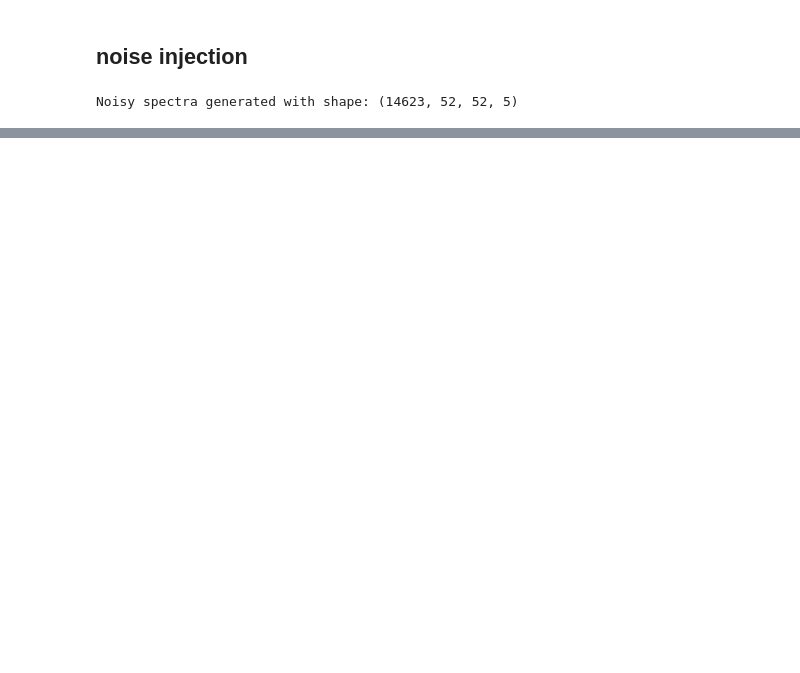
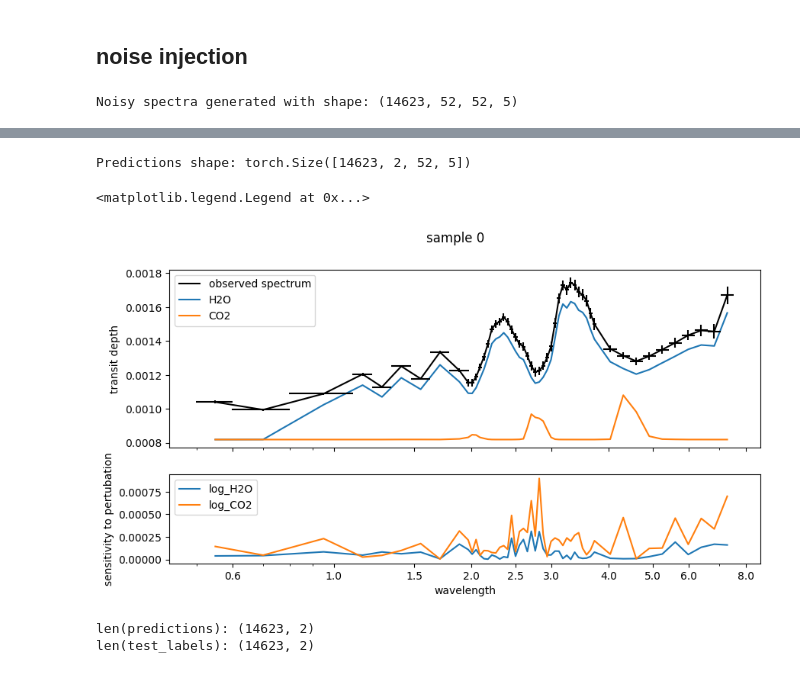
Before and after one commit to Jools-Clarke/SpeciesRetrieval, a Jupyter notebook: data_loader.ipynb, the cells around one changed output, grey strips where cells are left out. Cells and saved outputs as stored; diff of their text form; code cells hidden in the pictures; blank space fills up the shorter version.

```diff
--- a/data_loader.ipynb
+++ b/data_loader.ipynb
@@ -540,0 +522,70 @@ plt.show()
+# %%
+# Pass through the model
+with torch.no_grad():
+    predictions_flat = model(noisy_spectra_flat)  # Shape: (n_samples * 52 * 100, 2)
+# %%
+predictions_flat = labels_normaliser.denormalise(predictions_flat)
+# Reshape back to the desired shape
+# New shape: (n_samples, 2 (labels), 52 (perturbed wavelength), 100 (replicates))
+predictions_n = predictions_flat.view(n_samples, n_replicates, n_wavelengths, -1).permute(0, 3, 2, 1)
+
+
+
+print("Predictions shape:", predictions_n.shape)  # Should be (n_samples, 2, 52, 100)
+# %% [output]
+Predictions shape: torch.Size([14623, 2, 52, 5])
+# %%
+i = 0
+all_species = ds.species.values[1:]
+
+fig, ax = plt.subplots(2,1, figsize=(10,5), sharex=True, gridspec_kw={'height_ratios': [2, 1]})
+
+ax_pert = ax[1]
+ax = ax[0]
+
+ax.plot(ds['wavelength'],ds['spectrum'].sel(sample=i).values, "k-", label='observed spectrum')
+
+
+ax.plot(
+    ds['wavelength'],
+ds['contributions'].sel(sample=i,
+                    species=['H2O', 'CO2',]
+                    ).values.T, label=['H2O', 'CO2', ])
+
+
+ax.errorbar(ds['wavelength'],ds['spectrum'].sel(sample=i).values,xerr=ds['bin_width']/2, yerr=ds['noise'].sel(sample=i).values, fmt='none', color='black', )
+
+# ax.plot(ds['wavelength'],ds['contributions'].sel(sample=i).isel(species = 0).values, "k--", label='total contribution')
+
+ax_pert.plot(  ds['wavelength'] ,predictions_n[0, 0, :].std(axis=1), '-',label=label_names[0])
+ax_pert.plot(  ds['wavelength'] ,predictions_n[0, 1, :].std(axis=1), '-',label=label_names[1])
+
+
+ax_pert.set_xlabel('wavelength')
+ax.set_ylabel('transit depth')
+ax_pert.set_ylabel('sensitivity to pertubation')
+
+ax.set_xscale('log')
+ax.set_xticks([0.6, 1,1.5, 2, 2.5,3,4, 5, 6,8,])
+ax.get_xaxis().set_major_formatter(plt.ScalarFormatter())
+
+fig.suptitle(f'sample {i}')
+ax_pert.legend(loc='upper left')
+ax.legend()
+# %% [output]
+<matplotlib.legend.Legend at 0x...>
+[figure, added]
+# %%
+# make as good as 'ground truth' predictions
+model.eval()
+
+with torch.no_grad():
+    predictions = model(torch.Tensor(test_spectra_normalised))
+
+predictions = labels_normaliser.denormalise(predictions.numpy())
+
+print(f'len(predictions): {predictions.shape}')
+print(f'len(test_labels): {test_labels.shape}')
+# %% [output]
+len(predictions): (14623, 2)
+len(test_labels): (14623, 2)
```
Also changed, not shown: parts of 11 cells of this notebook.
